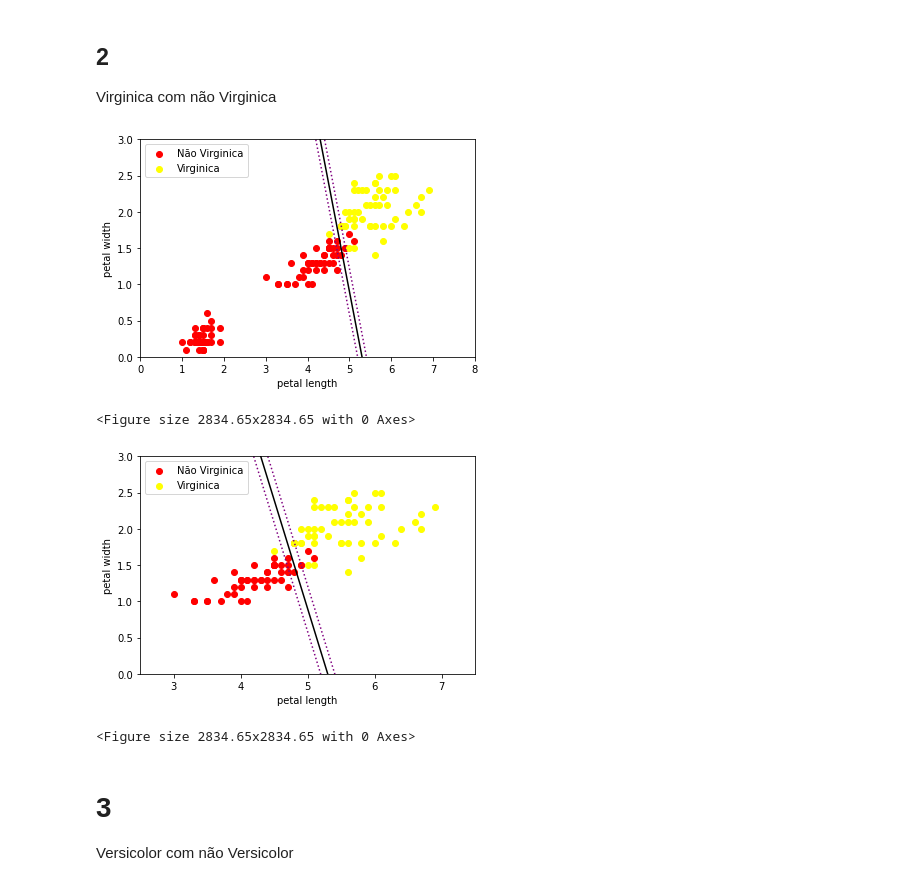
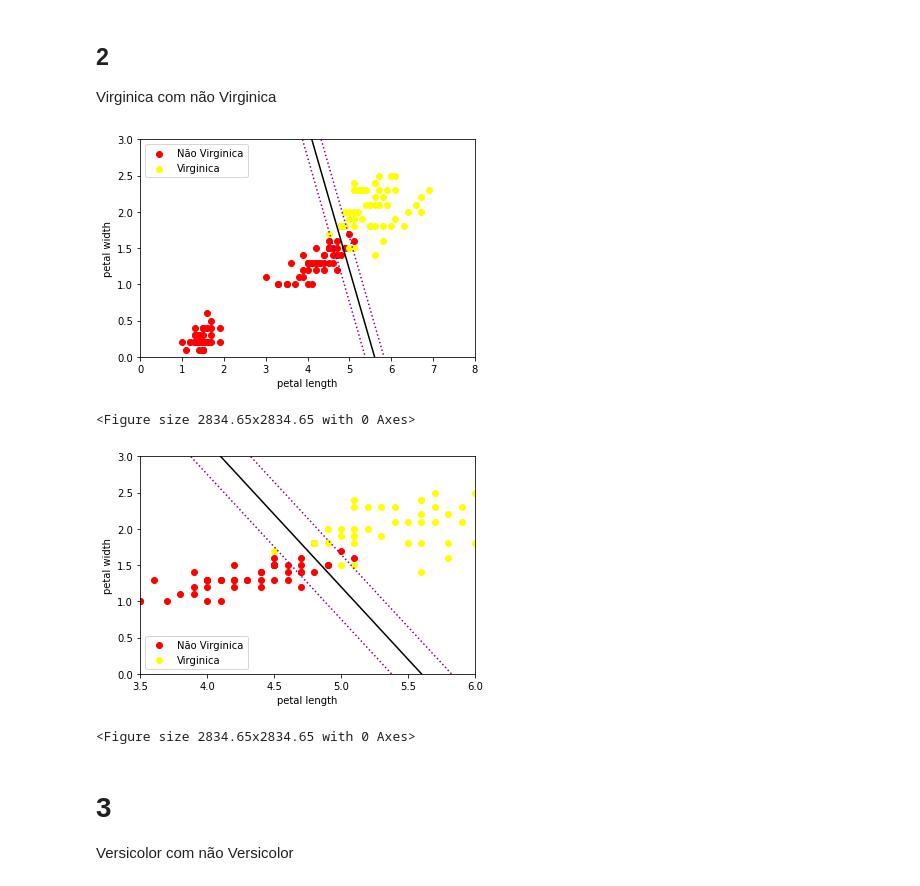
Before and after one commit to Faluhelyi/TOPICOS_2_cadernos, a Jupyter notebook: 9_4_An_Intro.ipynb, the cells around one changed output. Cells and saved outputs as stored; diff of their text form; code cells hidden in the pictures.

```diff
--- a/9_4_An_Intro.ipynb
+++ b/9_4_An_Intro.ipynb
@@ -72,15 +72,15 @@ Virginica com não Virginica
 
 x1 = np.linspace(0, 10, num=100)
 
-p = np.array([4.8, 1.5]) #ponto no hyperplano
-beta = np.array([3,1]) #vetor ortogonal ao hyperplano
+p = np.array([4.85, 1.5]) #ponto no hyperplano
+beta = np.array([2,1]) #vetor ortogonal ao hyperplano
 beta0= np.inner(p, beta)
 
-modulo_beta = np.sqrt(3**2 + 1**2) #tamanho de beta
+modulo_beta = np.sqrt(2**2 + 1**2) #tamanho de beta
 
 margem = 1/modulo_beta
 
-y = (np.inner(p, beta)-x1*3)/1 #hyperplano
+y = (np.inner(p, beta)-x1*2)/1 #hyperplano
 
 plt.scatter(iris['petal_length'][iris['species']=='Iris-setosa'],iris['petal_width'][iris['species']=='Iris-setosa'],color='red')
 plt.scatter(iris['petal_length'][iris['species']=='Iris-versicolor'],iris['petal_width'][iris['species']=='Iris-versicolor'],color='red', label = 'Não Virginica')
@@ -98,40 +98,40 @@ plt.ylabel("petal width") #largura
 plt.figure(figsize=((cm_to_inch(100), cm_to_inch(100))))
 plt.show()
 # %% [output]
-[figure, old version]
+[figure, new version]
 <Figure size 2834.65x2834.65 with 0 Axes>
 # %%
 # Dados não são perfeitamente separáveis => Support Vector Classifier
 
 x1 = np.linspace(0, 10, num=100)
 
-p = np.array([4.8, 1.5]) #ponto no hyperplano
-beta = np.array([3,1]) #vetor ortogonal ao hyperplano
+p = np.array([4.85, 1.5]) #ponto no hyperplano
+beta = np.array([2,1]) #vetor ortogonal ao hyperplano
 beta0= np.inner(p, beta)
 
-modulo_beta = np.sqrt(3**2 + 1**2) #tamanho de beta
+modulo_beta = np.sqrt(2**2 + 1**2) #tamanho de beta
 
 margem = 1/modulo_beta
 
-y = (np.inner(p, beta)-x1*3)/1 #hyperplano
+y = (np.inner(p, beta)-x1*2)/1 #hyperplano candidato ao Support Vector Classifier
 
 plt.scatter(iris['petal_length'][iris['species']=='Iris-setosa'],iris['petal_width'][iris['species']=='Iris-setosa'],color='red')
 plt.scatter(iris['petal_length'][iris['species']=='Iris-versicolor'],iris['petal_width'][iris['species']=='Iris-versicolor'],color='red', label = 'Não Virginica')
 plt.scatter(iris['petal_length'][iris['species']=='Iris-virginica'],iris['petal_width'][iris['species']=='Iris-virginica'],color='yellow', label = 'Virginica')
 
 plt.plot(x1, y , color = 'black')
 plt.plot(x1, y+margem, color = 'purple', linestyle = 'dotted')
 plt.plot(x1, y-margem, color = 'purple', linestyle = 'dotted')
 
 plt.legend()
 plt.ylim((0, 3))
-plt.xlim((2.5, 7.5))
+plt.xlim((3.5, 6))
 plt.xlabel("petal length") #comprimento
 plt.ylabel("petal width") #largura
 plt.figure(figsize=((cm_to_inch(100), cm_to_inch(100))))
 plt.show()
 # %% [output]
-[figure, old version]
+[figure, new version]
 <Figure size 2834.65x2834.65 with 0 Axes>
 # %% [markdown]
 # 3
```
